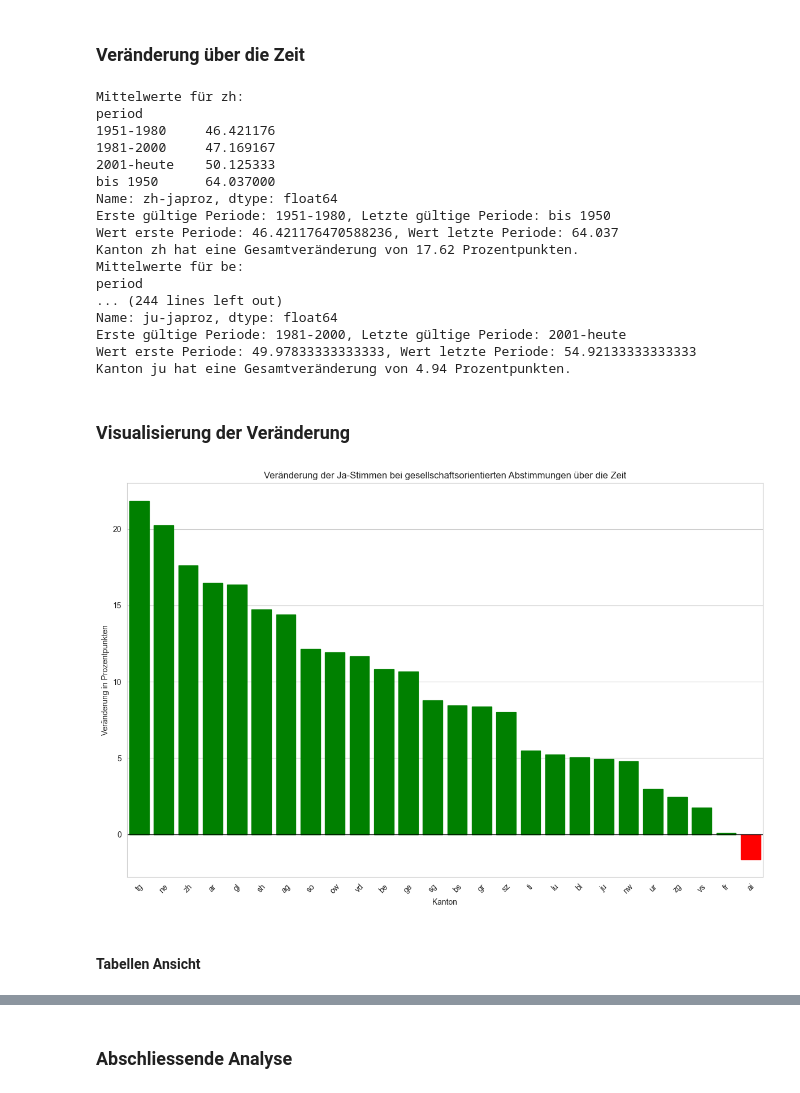
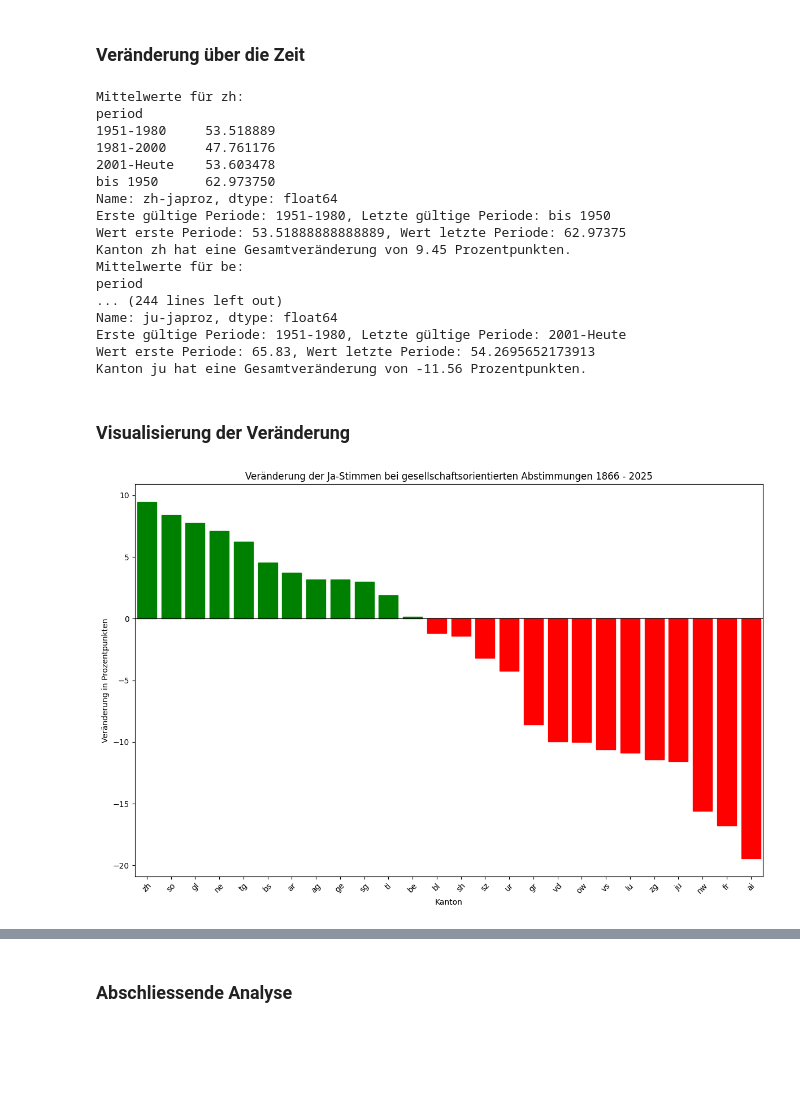
Before and after one commit to Roberto-info/CDA2-Demokratie-Challange, a Jupyter notebook: detailed-eda.ipynb, the cells around one changed output, grey strips where cells are left out. Cells and saved outputs as stored; diff of their text form; code cells hidden in the pictures; blank space fills up the shorter version.

```diff
--- a/detailed-eda.ipynb
+++ b/detailed-eda.ipynb
@@ -240,6 +264,6 @@ ParserError: Error tokenizing data. C error: Expected 876 fields in line 31, saw
 # %%
 # Lade die extrahierten gesellschaftsorientierten Abstimmungen
-society_votes = pd.read_csv('./data/gesellschaftliche_abstimmungen.csv', sep=';', low_memory=False)
+society_votes = pd.read_csv('./data/gesellschaftliche_abstimmungen_annotiert.csv', sep=';', low_memory=False)
 
 # Format ist YYYY-MM-DD
 society_votes['datum'] = pd.to_datetime(society_votes['datum'], format='%Y-%m-%d', errors='coerce')
@@ -272,7 +297,7 @@ if mask.any():
         society_votes.loc[mask, 'period'] = pd.cut(
             society_votes.loc[mask, 'year'],
             bins=[1800, 1950, 1980, 2000, 2025],
-            labels=['bis 1950', '1951-1980', '1981-2000', '2001-heute']
+            labels=['bis 1950', '1951-1980', '1981-2000', '2001-Heute']
         )
     except Exception as e:
         print(f"Fehler bei der Erstellung der Perioden: {e}")
@@ -388,21 +412,21 @@ for canton in cantons:
 # %% [output]
 Mittelwerte für zh:
 period
-1951-1980     46.421176
-1981-2000     47.169167
-2001-heute    50.125333
-bis 1950      64.037000
+1951-1980     53.518889
+1981-2000     47.761176
+2001-Heute    53.603478
+bis 1950      62.973750
 Name: zh-japroz, dtype: float64
 Erste gültige Periode: 1951-1980, Letzte gültige Periode: bis 1950
-Wert erste Periode: 46.421176470588236, Wert letzte Periode: 64.037
-Kanton zh hat eine Gesamtveränderung von 17.62 Prozentpunkten.
+Wert erste Periode: 53.51888888888889, Wert letzte Periode: 62.97375
+Kanton zh hat eine Gesamtveränderung von 9.45 Prozentpunkten.
 Mittelwerte für be:
 period
 ... (244 lines left out)
 Name: ju-japroz, dtype: float64
-Erste gültige Periode: 1981-2000, Letzte gültige Periode: 2001-heute
-Wert erste Periode: 49.97833333333333, Wert letzte Periode: 54.92133333333333
-Kanton ju hat eine Gesamtveränderung von 4.94 Prozentpunkten.
+Erste gültige Periode: 1951-1980, Letzte gültige Periode: 2001-Heute
+Wert erste Periode: 65.83, Wert letzte Periode: 54.2695652173913
+Kanton ju hat eine Gesamtveränderung von -11.56 Prozentpunkten.
 # %% [markdown]
 ### Visualisierung der Veränderung
 # %%
@@ -425,34 +449,32 @@ if canton_changes:
 
         # Färbe die Balken je nach positiver oder negativer Veränderung
         for i, bar in enumerate(bars.patches):
             if change_df.iloc[i]['Veränderung_Prozentpunkte'] > 0:
                 bar.set_color('green')
             else:
                 bar.set_color('red')
     except:
         # Fallback für ältere seaborn Versionen
         try:
             bars = sns.barplot(data=change_df, x='Kanton', y='Veränderung_Prozentpunkte')
 
             # Färbe die Balken je nach positiver oder negativer Veränderung
             for i, bar in enumerate(bars.patches):
                 if change_df.iloc[i]['Veränderung_Prozentpunkte'] > 0:
                     bar.set_color('green')
                 else:
                     bar.set_color('red')
         except Exception as e:
             print(f"Fehler bei der Erstellung des Barplots: {e}")
             # Einfacher Fallback ohne Farbcodierung
             plt.bar(change_df['Kanton'], change_df['Veränderung_Prozentpunkte'])
 
-    plt.title('Veränderung der Ja-Stimmen bei gesellschaftsorientierten Abstimmungen über die Zeit')
+    plt.title('Veränderung der Ja-Stimmen bei gesellschaftsorientierten Abstimmungen 1866 - 2025')
     plt.xlabel('Kanton')
     plt.ylabel('Veränderung in Prozentpunkten')
     plt.xticks(rotation=45)
     plt.axhline(y=0, color='black', linestyle='-', alpha=0.7)
     plt.tight_layout()
     plt.show()
 # %% [output]
-[figure, old version]
+[figure, new version]
-# %% [markdown]
-#### Tabellen Ansicht
```
Also changed, not shown: parts of 19 cells of this notebook, 2 other files.
